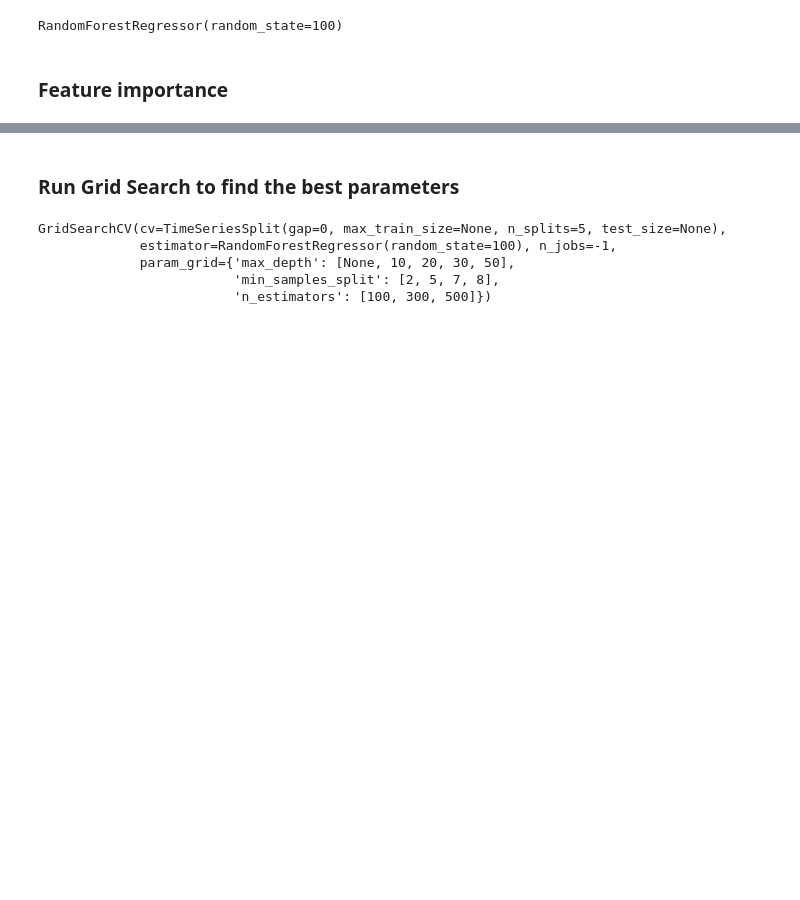
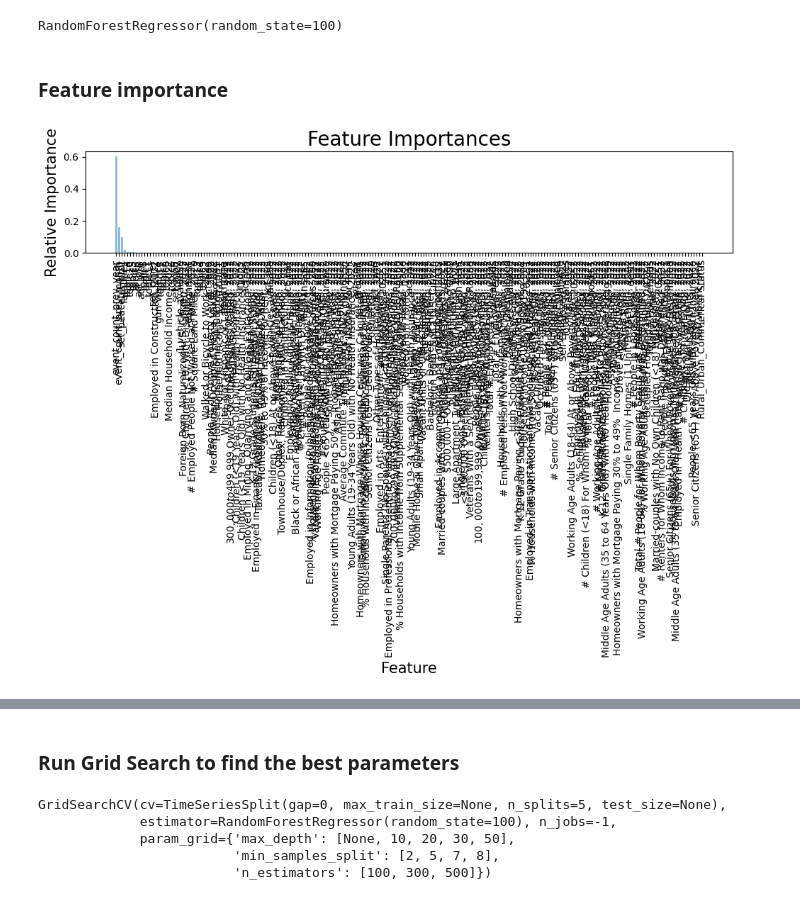
Before and after one commit to bprtdaniel/US_conflict_forecasting, a Jupyter notebook: 3_Models/random_forest.ipynb, the cells around one changed output, grey strips where cells are left out. Saved outputs shown, nothing was run; the diff lists cells and outputs as text; code cells hidden in the pictures; blank space fills up the shorter version.

```diff
--- a/3_Models/random_forest.ipynb
+++ b/3_Models/random_forest.ipynb
@@ -108,3 +108,25 @@ RandomForestRegressor(random_state=100)
 
 feature_importances = rf_regressor.feature_importances_
 sorted_indices = np.argsort(feature_importances)[::-1]
+# %%
+# Assuming rf is your trained RandomForestClassifier
+feature_importances = rf_regressor.feature_importances_
+
+# Adjusting feature_names to match your processed 'carseats' DataFrame
+# Ensure this line comes after all preprocessing steps, including get_dummies and drop
+feature_names = X_train.columns
+
+# Sort the feature importances in descending order and get their indices
+sorted_indices = np.argsort(feature_importances)[::-1]
+
+# Create the plot
+plt.figure(figsize=(10, 8))
+plt.title('Feature Importances', fontsize=20)
+plt.bar(range(len(feature_importances)), feature_importances[sorted_indices], align='center', alpha=0.5)
+plt.xticks(range(len(feature_importances)), feature_names[sorted_indices], rotation=90)
+plt.ylabel('Relative Importance', fontsize=15)
+plt.xlabel('Feature', fontsize=15)
+plt.tight_layout()  # Adjusts the plot to ensure everything fits without overlapping
+plt.show()
+# %% [output]
+[figure, added]
```
Also changed, not shown: parts of 1 cell of this notebook, 3 other files.
